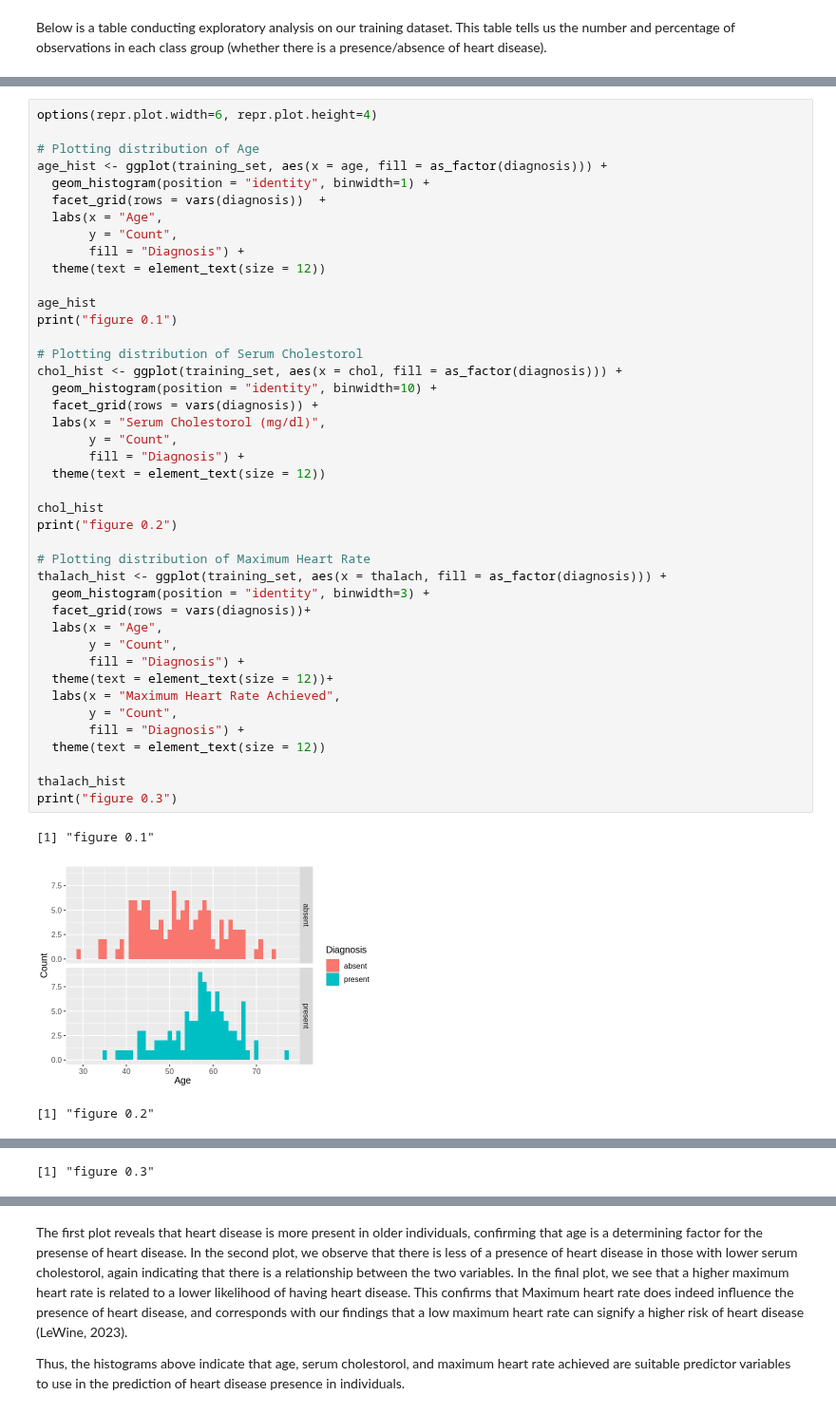
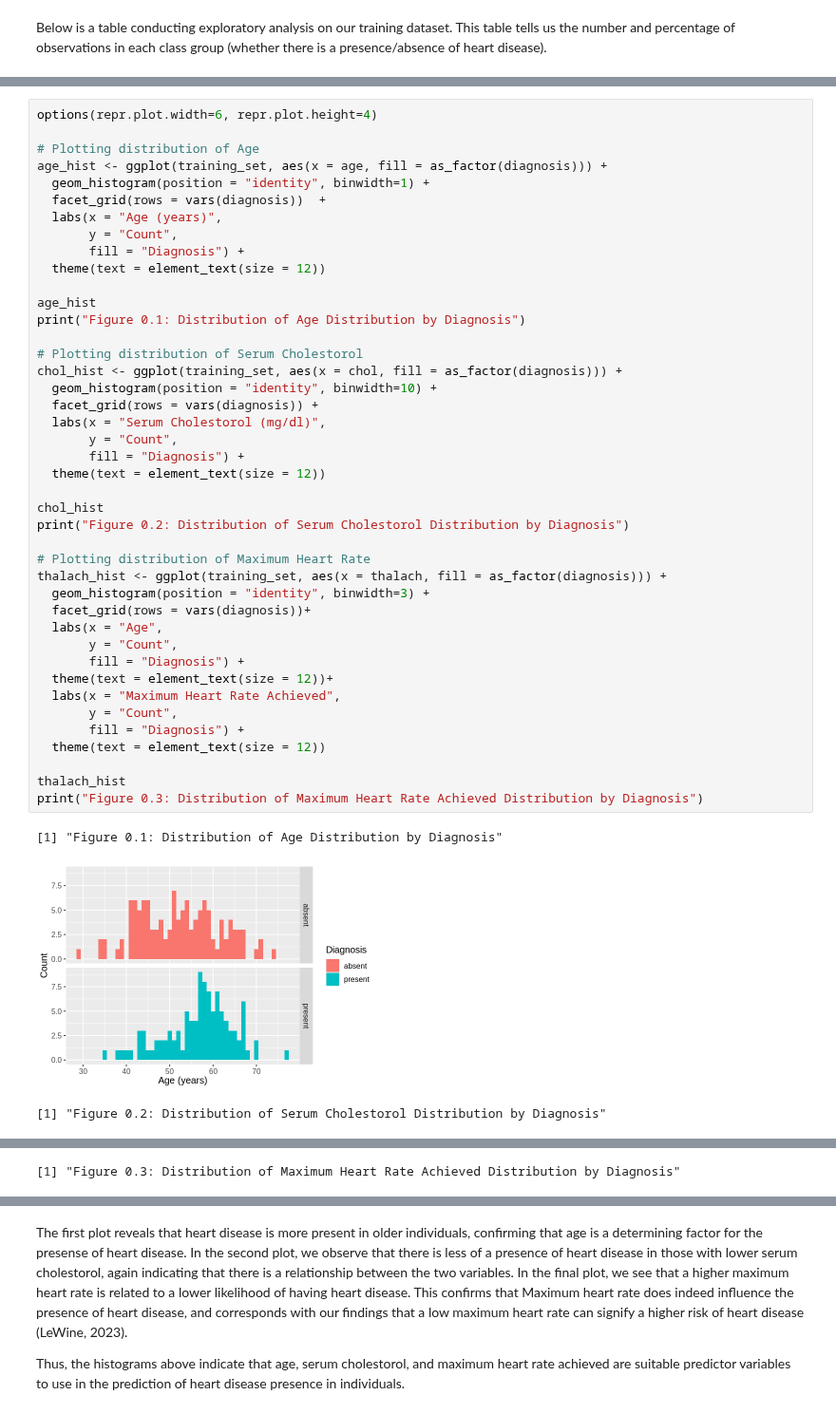
Before and after one commit to Nitro-87/Group-2-Project-Proposal, a Jupyter notebook: Project-Report.ipynb, the cells around one changed output, grey strips where cells are left out. Shown at 95% size. Cells and saved outputs as stored; diff of their text form.

```diff
--- a/Project-Report.ipynb
+++ b/Project-Report.ipynb
@@ -270,47 +274,47 @@ options(repr.plot.width=6, repr.plot.height=4)
 age_hist <- ggplot(training_set, aes(x = age, fill = as_factor(diagnosis))) +
   geom_histogram(position = "identity", binwidth=1) +
   facet_grid(rows = vars(diagnosis))  +
-  labs(x = "Age",
+  labs(x = "Age (years)",
        y = "Count",
        fill = "Diagnosis") +
   theme(text = element_text(size = 12))
 
 age_hist
-print("figure 0.1")
+print("Figure 0.1: Distribution of Age Distribution by Diagnosis")
 
 # Plotting distribution of Serum Cholestorol
 chol_hist <- ggplot(training_set, aes(x = chol, fill = as_factor(diagnosis))) +
   geom_histogram(position = "identity", binwidth=10) +
   facet_grid(rows = vars(diagnosis)) +
   labs(x = "Serum Cholestorol (mg/dl)",
        y = "Count",
        fill = "Diagnosis") +
   theme(text = element_text(size = 12))
 
 chol_hist
-print("figure 0.2")
+print("Figure 0.2: Distribution of Serum Cholestorol Distribution by Diagnosis")
 
 # Plotting distribution of Maximum Heart Rate
 thalach_hist <- ggplot(training_set, aes(x = thalach, fill = as_factor(diagnosis))) +
   geom_histogram(position = "identity", binwidth=3) +
   facet_grid(rows = vars(diagnosis))+
   labs(x = "Age",
        y = "Count",
        fill = "Diagnosis") +
   theme(text = element_text(size = 12))+
   labs(x = "Maximum Heart Rate Achieved",
        y = "Count",
        fill = "Diagnosis") +
   theme(text = element_text(size = 12))
 
 thalach_hist
-print("figure 0.3")
+print("Figure 0.3: Distribution of Maximum Heart Rate Achieved Distribution by Diagnosis")
 # %% [output]
-[1] "figure 0.1"
+[1] "Figure 0.1: Distribution of Age Distribution by Diagnosis"
-[figure, old version]
+[figure, new version]
-[1] "figure 0.2"
+[1] "Figure 0.2: Distribution of Serum Cholestorol Distribution by Diagnosis"
 [figure]
-[1] "figure 0.3"
+[1] "Figure 0.3: Distribution of Maximum Heart Rate Achieved Distribution by Diagnosis"
 [figure]
 # %% [markdown]
 The first plot reveals that heart disease is more present in older individuals, confirming that age is a determining factor for the presense of heart disease. In the second plot, we observe that there is less of a presence of heart disease in those with lower serum cholestorol, again indicating that there is a relationship between the two variables. In the final plot, we see that a higher maximum heart rate is related to a lower likelihood of having heart disease. This confirms that Maximum heart rate does indeed influence the presence of heart disease, and corresponds with our findings that a low maximum heart rate can signify a higher risk of heart disease (LeWine, 2023).
```
Also changed, not shown: parts of 26 cells of this notebook.
